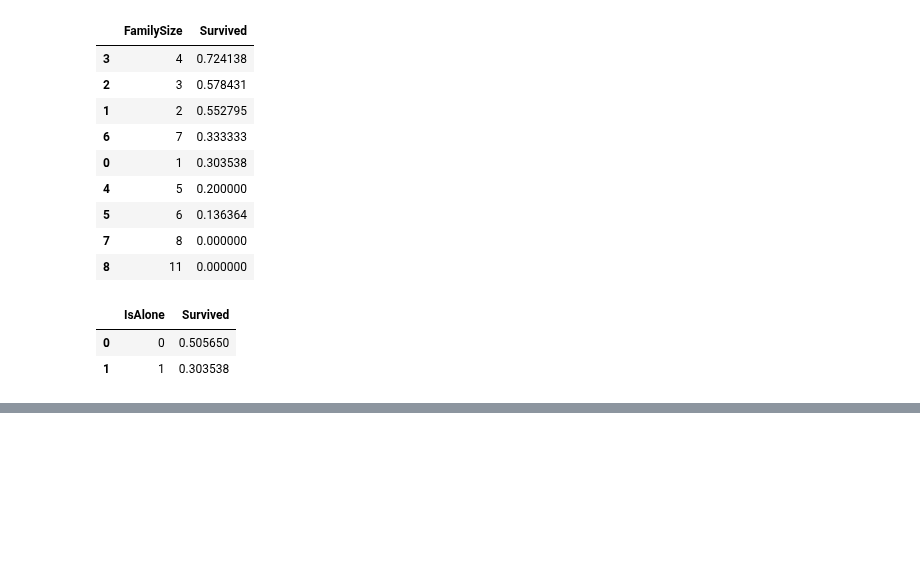
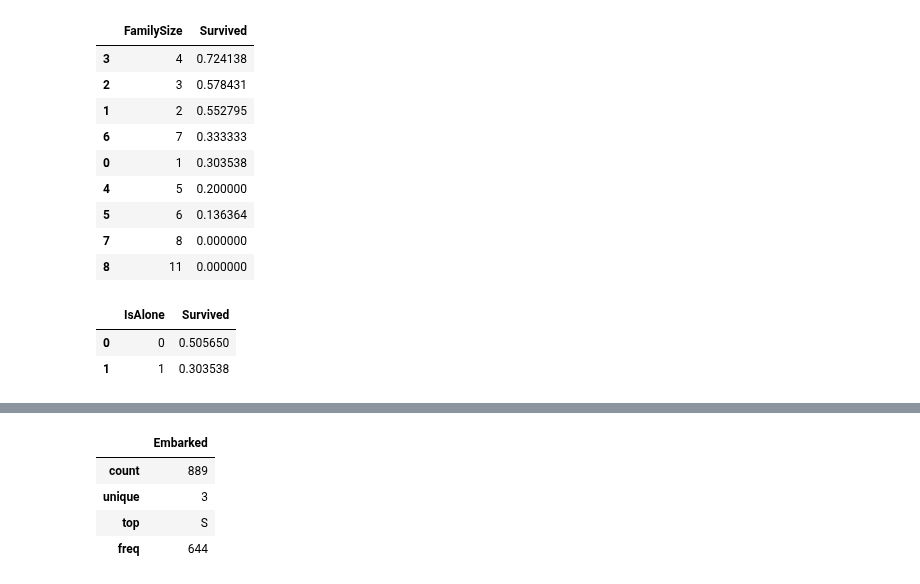
Before and after one commit to ducksfrogs/ma_kaggle, a Jupyter notebook: titanic/jup/wrangle.ipynb, the cells around one changed output, grey strips where cells are left out. Saved outputs shown, nothing was run; the diff lists cells and outputs as text; code cells hidden in the pictures; blank space fills up the shorter version.

```diff
--- a/titanic/jup/wrangle.ipynb
+++ b/titanic/jup/wrangle.ipynb
@@ -220,0 +301,8 @@ train_df[['IsAlone','Survived']].groupby(['IsAlone'], as_index=False).mean()
+# %%
+train_df.describe(include='O')
+# %% [output]
+|  | Embarked |
+| count | 889 |
+| unique | 3 |
+| top | S |
+| freq | 644 |
```
Also changed, not shown: parts of 12 cells of this notebook, 1 other file.
